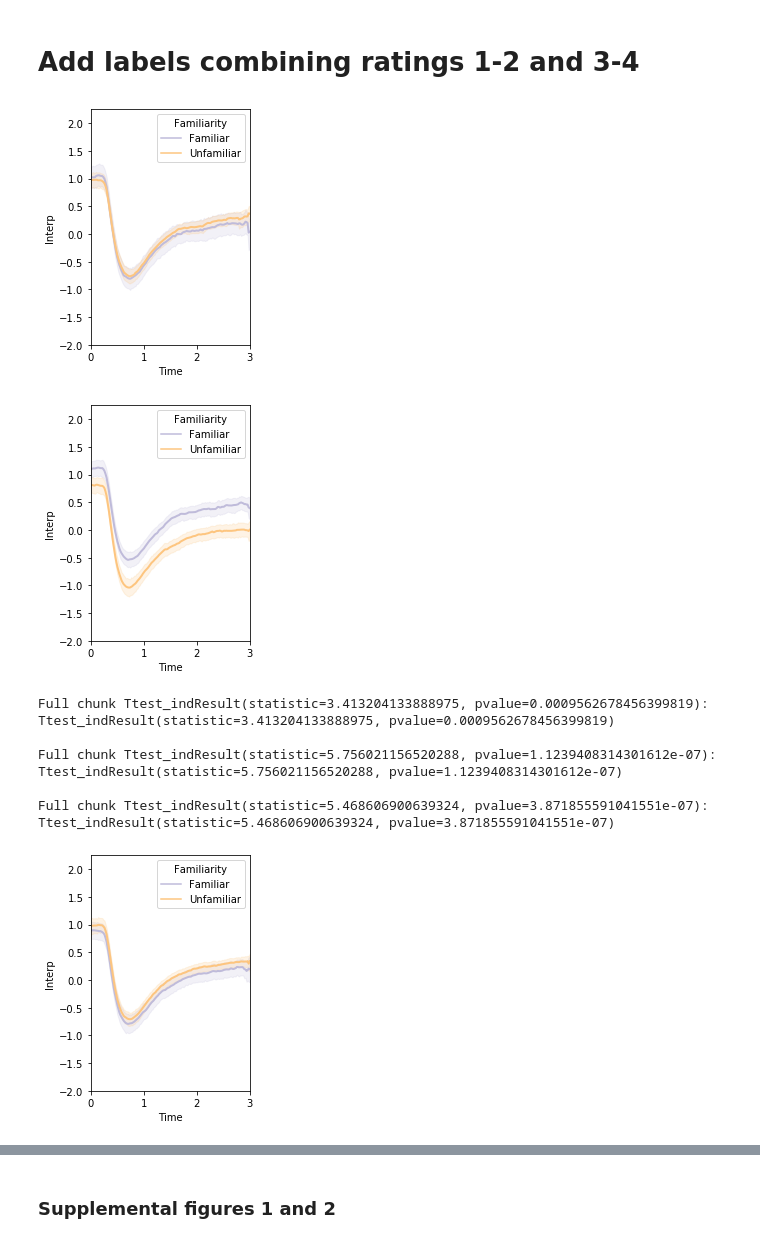
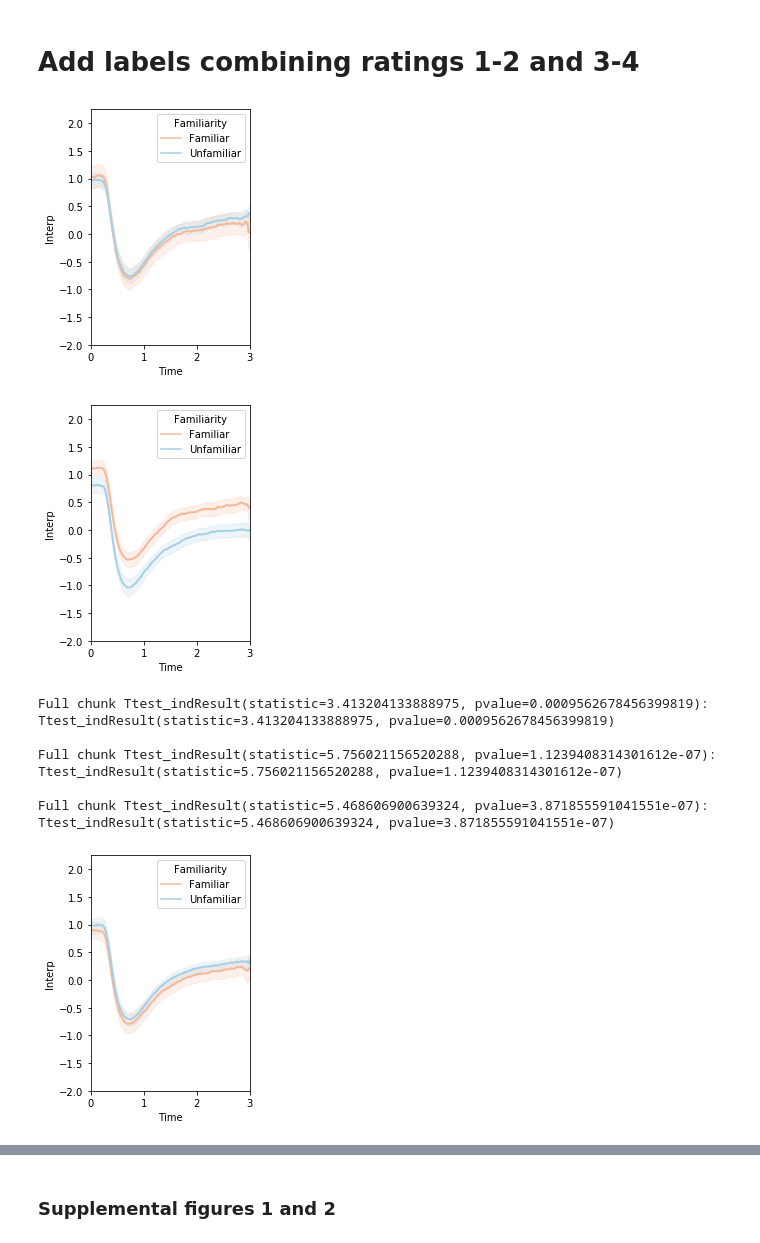
Before and after one commit to ContextLab/pupil-memory-analysis, a Jupyter notebook: code/3_analyze_data_pres.ipynb, the cells around one changed output, grey strips where cells are left out. Saved outputs shown, nothing was run; the diff lists cells and outputs as text; code cells hidden in the pictures.

```diff
--- a/code/3_analyze_data_pres.ipynb
+++ b/code/3_analyze_data_pres.ipynb
@@ -327,36 +327,36 @@ for c in attn_group['Attention Level'].unique():
         chunk_2 = chunk_2.groupby(['UniqueID','Familiarity'], as_index=False).mean()
         two = scipy.stats.ttest_ind(chunk_2[chunk_2['Familiarity']=='Familiar']['Interp'],
                                     chunk_2[chunk_2['Familiarity']=='Unfamiliar']['Interp'])
 
         chunk_3 = attn_group[(attn_group['Attention Level']==c)
                              &(attn_group['Time']>=binnies[4])&(attn_group['Time']<=binnies[5])]
         chunk_3 = chunk_3.groupby(['UniqueID','Familiarity'], as_index=False).mean()
         three = scipy.stats.ttest_ind(chunk_3[chunk_3['Familiarity']=='Familiar']['Interp'],
                                       chunk_3[chunk_3['Familiarity']=='Unfamiliar']['Interp'])
 
 
 
         plt.figure(figsize=(3.25, 4)); #print(e);print(c);
 
         # palette = sns.color_palette("ch:s=-.2,r=.6", as_cmap=True)
 
         sb.lineplot(x='Time', y='Interp', hue='Familiarity',
                     data=attn_group[attn_group['Attention Level']==c],
-                    linewidth = 2, palette='PuOr_r')
+                    linewidth = 2, palette='RdBu')
 
         plt.ylim(-2, 2.25); plt.xlim(0,3); plt.tight_layout()
 
         plt.savefig('all_'+c+'_presentation.pdf')
         plt.show()
 
         # pairwise t-tests
         # print result
         for n in [one, two, three]:
             if n.pvalue<=.06:
                 print(c+' chunk ' + str(n)+': '); print(n); print()
 # %% [output]
-[figure, old version]
+[figure, new version]
-[figure, old version]
+[figure, new version]
 Full chunk Ttest_indResult(statistic=3.413204133888975, pvalue=0.0009562678456399819):
 Ttest_indResult(statistic=3.413204133888975, pvalue=0.0009562678456399819)
 
@@ -365,4 +365,4 @@ Ttest_indResult(statistic=5.756021156520288, pvalue=1.1239408314301612e-07)
 
 Full chunk Ttest_indResult(statistic=5.468606900639324, pvalue=3.871855591041551e-07):
 Ttest_indResult(statistic=5.468606900639324, pvalue=3.871855591041551e-07)
-[figure, old version]
+[figure, new version]
```
Also changed, not shown: parts of 3 cells of this notebook.
